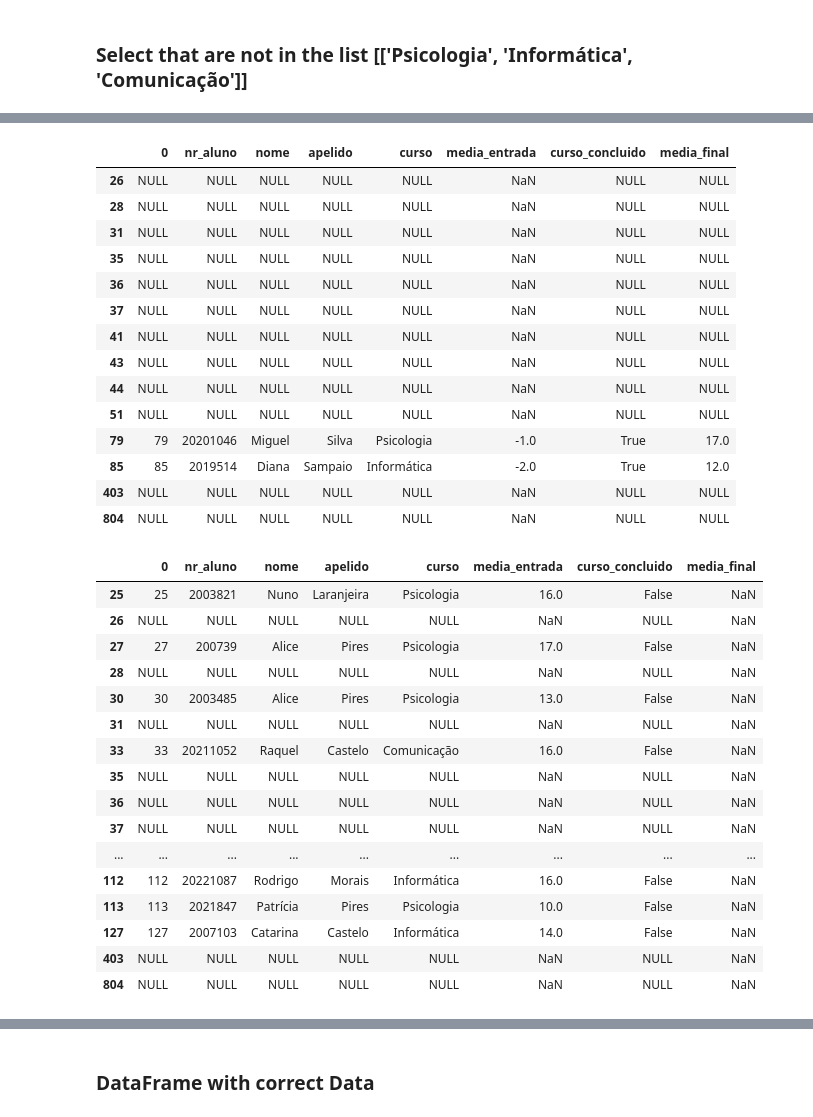
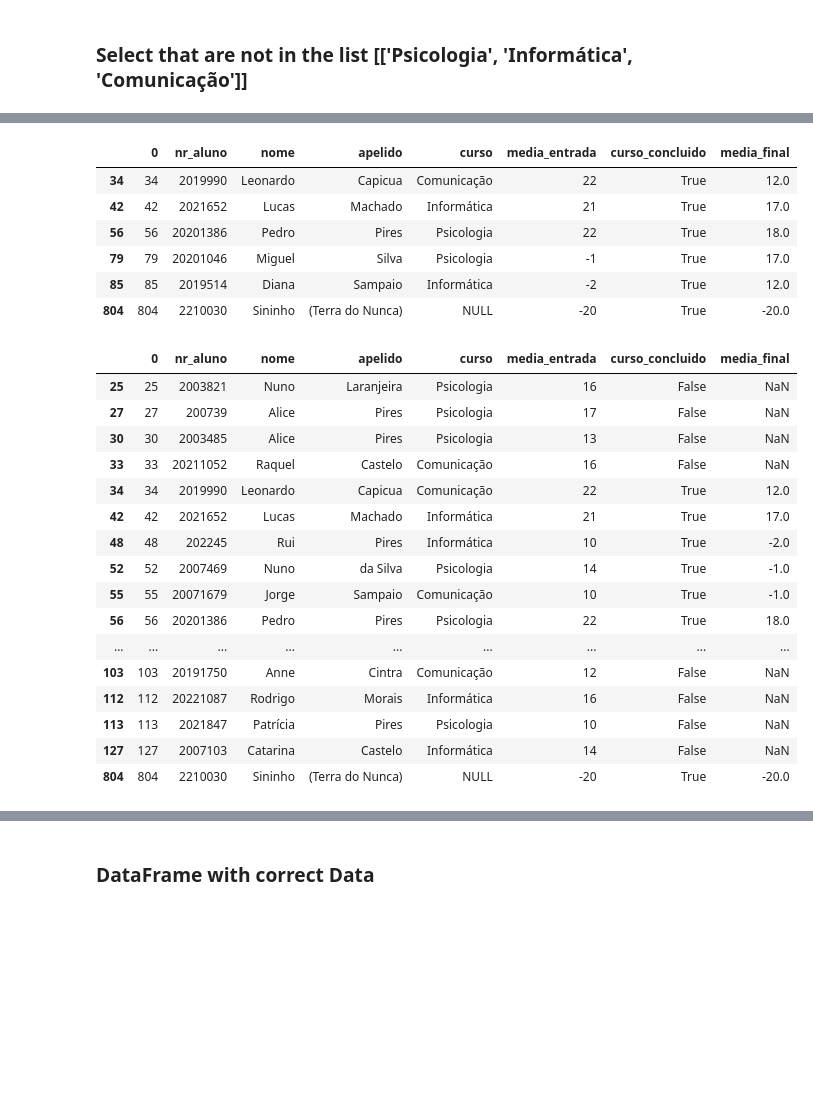
Before and after one commit to YasmymRodrigues/Data_Engineering, a Jupyter notebook: script_dataengineering.ipynb, the cells around one changed output, grey strips where cells are left out. Cells and saved outputs as stored; diff of their text form; code cells hidden in the pictures; blank space fills up the shorter version.

```diff
--- a/script_dataengineering.ipynb
+++ b/script_dataengineering.ipynb
@@ -68,10 +66,3 @@ df_apelido
 | 804 | 804 | 2210030 | Sininho | (Terra do Nunca) | Cintilar | -20 | True | -20.0 |
 # %% [markdown]
 ### Select that are not in the list [['Psicologia', 'Informática', 'Comunicação']]
-# %%
-cursos = ['Psicologia', 'Informática', 'Comunicação']
-df.loc[~df['curso'].isin(cursos)] = 'NULL'
-
-#df.curso.isnull()
-filtered_df_curso_null = df[df['curso'] == 'NULL']
-filtered_df_curso_null
@@ -91,0 +87,3 @@ filtered_df_curso_null
+# %%
+df['curso'] = df['curso'].apply(lambda x: x if x in cursos else 'NULL')
+df
@@ -92,43 +104,35 @@ filtered_df_curso_null
 # %%
 df['media_entrada'] = pd.to_numeric(df['media_entrada'], errors='coerce')
-filtered_df_entrada= df[(df['media_entrada'] < 0) | (df['media_entrada'].isnull())]
+filtered_df_entrada= df[(df['media_entrada'] < 0) | (df['media_entrada'] > 20) | (df['media_entrada'].isnull())]
 filtered_df_entrada
 # %% [output]
 |  | 0 | nr_aluno | nome | apelido | curso | media_entrada | curso_concluido | media_final |
-| 26 | NULL | NULL | NULL | NULL | NULL | NaN | NULL | NULL |
-| 28 | NULL | NULL | NULL | NULL | NULL | NaN | NULL | NULL |
-| 31 | NULL | NULL | NULL | NULL | NULL | NaN | NULL | NULL |
-| 35 | NULL | NULL | NULL | NULL | NULL | NaN | NULL | NULL |
-| 36 | NULL | NULL | NULL | NULL | NULL | NaN | NULL | NULL |
-| 37 | NULL | NULL | NULL | NULL | NULL | NaN | NULL | NULL |
-| 41 | NULL | NULL | NULL | NULL | NULL | NaN | NULL | NULL |
-| 43 | NULL | NULL | NULL | NULL | NULL | NaN | NULL | NULL |
-| 44 | NULL | NULL | NULL | NULL | NULL | NaN | NULL | NULL |
-| 51 | NULL | NULL | NULL | NULL | NULL | NaN | NULL | NULL |
-| 79 | 79 | 20201046 | Miguel | Silva | Psicologia | -1.0 | True | 17.0 |
-| 85 | 85 | 2019514 | Diana | Sampaio | Informática | -2.0 | True | 12.0 |
-| 403 | NULL | NULL | NULL | NULL | NULL | NaN | NULL | NULL |
-| 804 | NULL | NULL | NULL | NULL | NULL | NaN | NULL | NULL |
+| 34 | 34 | 2019990 | Leonardo | Capicua | Comunicação | 22 | True | 12.0 |
+| 42 | 42 | 2021652 | Lucas | Machado | Informática | 21 | True | 17.0 |
+| 56 | 56 | 20201386 | Pedro | Pires | Psicologia | 22 | True | 18.0 |
+| 79 | 79 | 20201046 | Miguel | Silva | Psicologia | -1 | True | 17.0 |
+| 85 | 85 | 2019514 | Diana | Sampaio | Informática | -2 | True | 12.0 |
+| 804 | 804 | 2210030 | Sininho | (Terra do Nunca) | NULL | -20 | True | -20.0 |
 # %%
 df['media_final'] = pd.to_numeric(df['media_final'], errors='coerce')
-filtered_df_final = df[(df['media_final'] < 0) | (df['media_final'].isnull())]
+filtered_df_final = df[(df['media_final'] < 0) | (df['media_entrada'] > 20) | (df['media_final'].isnull())]
 filtered_df_final
 # %% [output]
 |  | 0 | nr_aluno | nome | apelido | curso | media_entrada | curso_concluido | media_final |
-| 25 | 25 | 2003821 | Nuno | Laranjeira | Psicologia | 16.0 | False | NaN |
-| 26 | NULL | NULL | NULL | NULL | NULL | NaN | NULL | NaN |
-| 27 | 27 | 200739 | Alice | Pires | Psicologia | 17.0 | False | NaN |
-| 28 | NULL | NULL | NULL | NULL | NULL | NaN | NULL | NaN |
-| 30 | 30 | 2003485 | Alice | Pires | Psicologia | 13.0 | False | NaN |
-| 31 | NULL | NULL | NULL | NULL | NULL | NaN | NULL | NaN |
-| 33 | 33 | 20211052 | Raquel | Castelo | Comunicação | 16.0 | False | NaN |
-| 35 | NULL | NULL | NULL | NULL | NULL | NaN | NULL | NaN |
-| 36 | NULL | NULL | NULL | NULL | NULL | NaN | NULL | NaN |
-| 37 | NULL | NULL | NULL | NULL | NULL | NaN | NULL | NaN |
+| 25 | 25 | 2003821 | Nuno | Laranjeira | Psicologia | 16 | False | NaN |
+| 27 | 27 | 200739 | Alice | Pires | Psicologia | 17 | False | NaN |
+| 30 | 30 | 2003485 | Alice | Pires | Psicologia | 13 | False | NaN |
+| 33 | 33 | 20211052 | Raquel | Castelo | Comunicação | 16 | False | NaN |
+| 34 | 34 | 2019990 | Leonardo | Capicua | Comunicação | 22 | True | 12.0 |
+| 42 | 42 | 2021652 | Lucas | Machado | Informática | 21 | True | 17.0 |
+| 48 | 48 | 202245 | Rui | Pires | Informática | 10 | True | -2.0 |
+| 52 | 52 | 2007469 | Nuno | da Silva | Psicologia | 14 | True | -1.0 |
+| 55 | 55 | 20071679 | Jorge | Sampaio | Comunicação | 10 | True | -1.0 |
+| 56 | 56 | 20201386 | Pedro | Pires | Psicologia | 22 | True | 18.0 |
 | ... | ... | ... | ... | ... | ... | ... | ... | ... |
-| 112 | 112 | 20221087 | Rodrigo | Morais | Informática | 16.0 | False | NaN |
-| 113 | 113 | 2021847 | Patrícia | Pires | Psicologia | 10.0 | False | NaN |
-| 127 | 127 | 2007103 | Catarina | Castelo | Informática | 14.0 | False | NaN |
-| 403 | NULL | NULL | NULL | NULL | NULL | NaN | NULL | NaN |
-| 804 | NULL | NULL | NULL | NULL | NULL | NaN | NULL | NaN |
+| 103 | 103 | 20191750 | Anne | Cintra | Comunicação | 12 | False | NaN |
+| 112 | 112 | 20221087 | Rodrigo | Morais | Informática | 16 | False | NaN |
+| 113 | 113 | 2021847 | Patrícia | Pires | Psicologia | 10 | False | NaN |
+| 127 | 127 | 2007103 | Catarina | Castelo | Informática | 14 | False | NaN |
+| 804 | 804 | 2210030 | Sininho | (Terra do Nunca) | NULL | -20 | True | -20.0 |
 # %%
```
Also changed, not shown: parts of 8 cells of this notebook, 3 other files.
